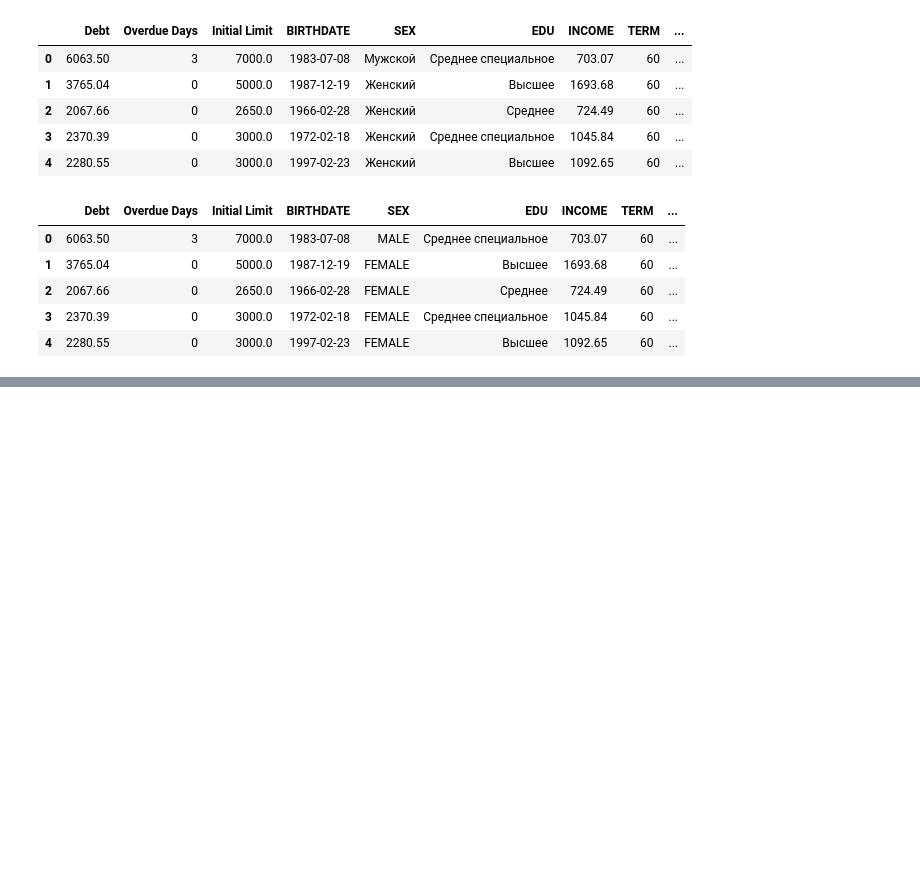
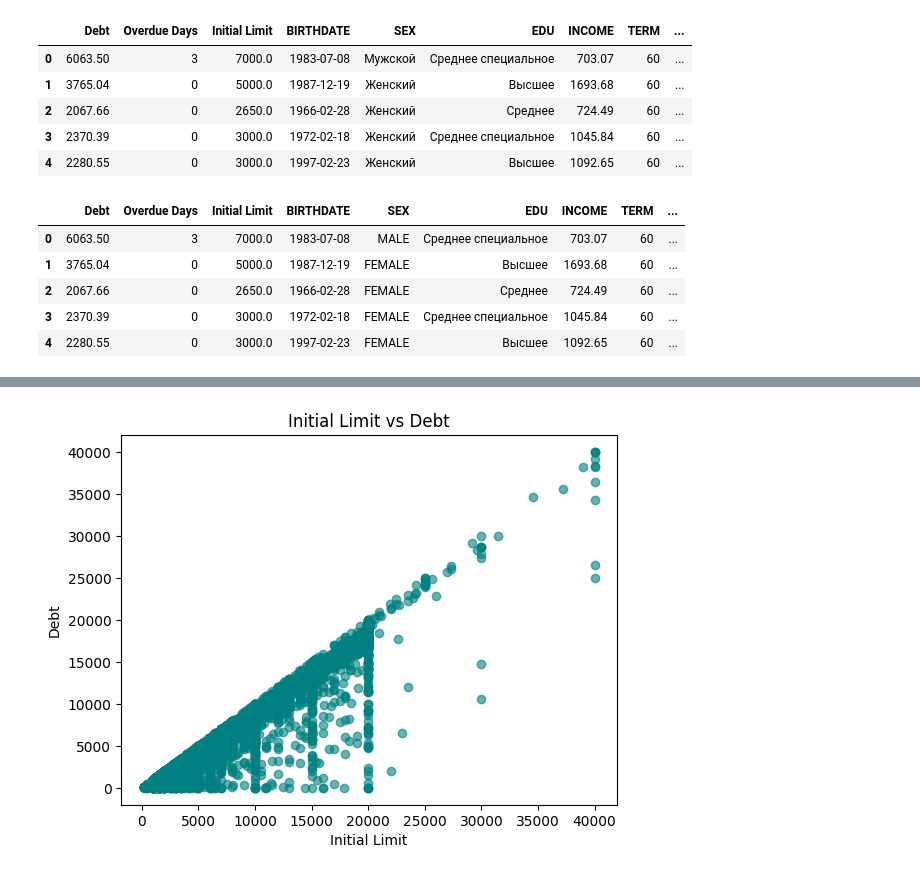
Before and after one commit to UgoChikezie2/ugo-final-project, a Jupyter notebook: notebooks/Ugo_Chikezie_Final-Project.ipynb, the cells around one changed output, grey strips where cells are left out. Saved outputs shown, nothing was run; the diff lists cells and outputs as text; code cells hidden in the pictures; blank space fills up the shorter version.

```diff
--- a/notebooks/Ugo_Chikezie_Final-Project.ipynb
+++ b/notebooks/Ugo_Chikezie_Final-Project.ipynb
@@ -152,0 +195,11 @@ most credit ranked: B3
+# %%
+import seaborn as sns
+import matplotlib.pyplot as plt
+
+plt.scatter(df['Initial Limit'], df['Debt'], alpha=0.6, color='teal')
+plt.xlabel('Initial Limit')
+plt.ylabel('Debt')
+plt.title('Initial Limit vs Debt')
+plt.show()
+# %% [output]
+[figure, added]
```
Also changed, not shown: parts of 8 cells of this notebook.
